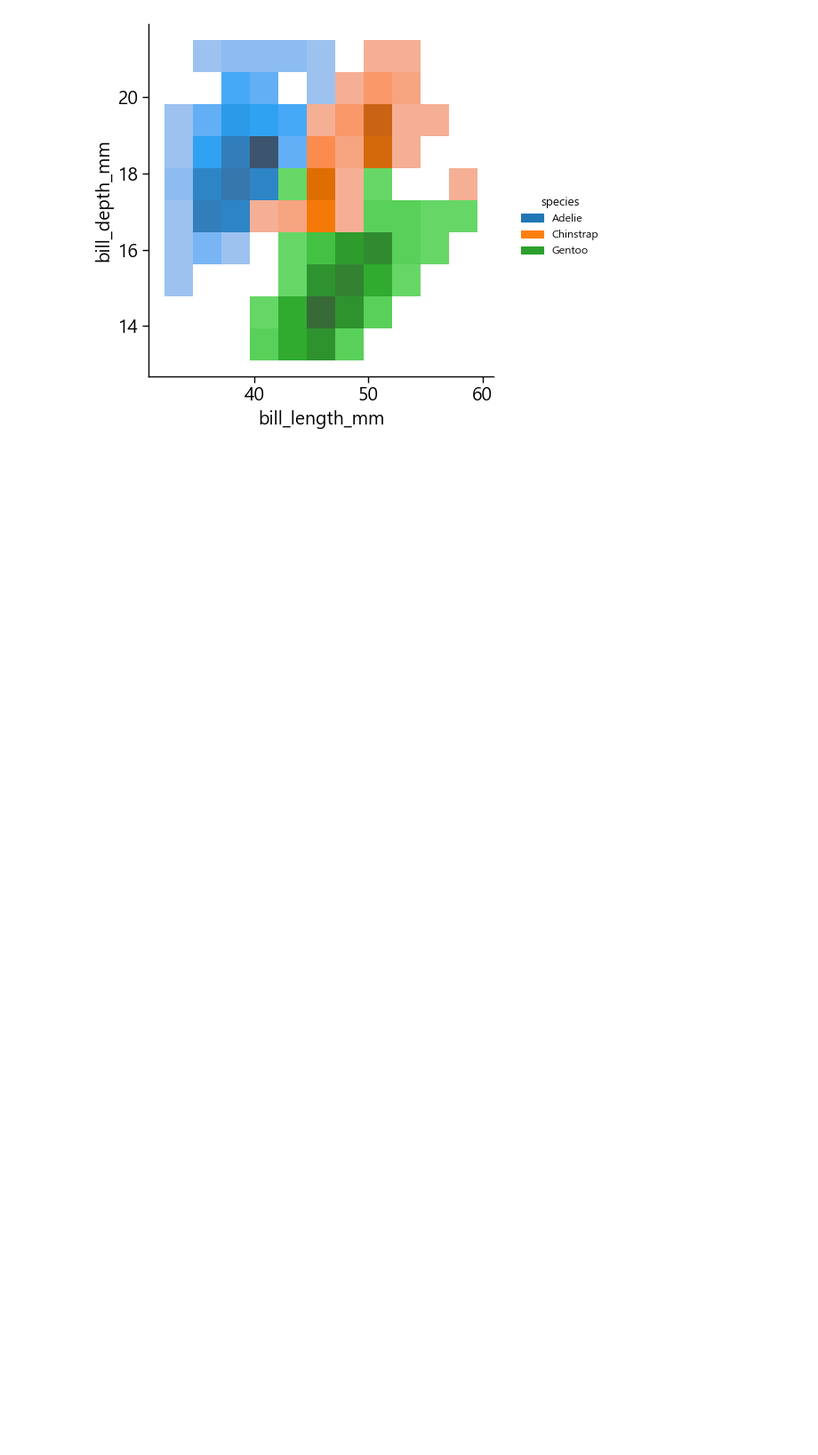
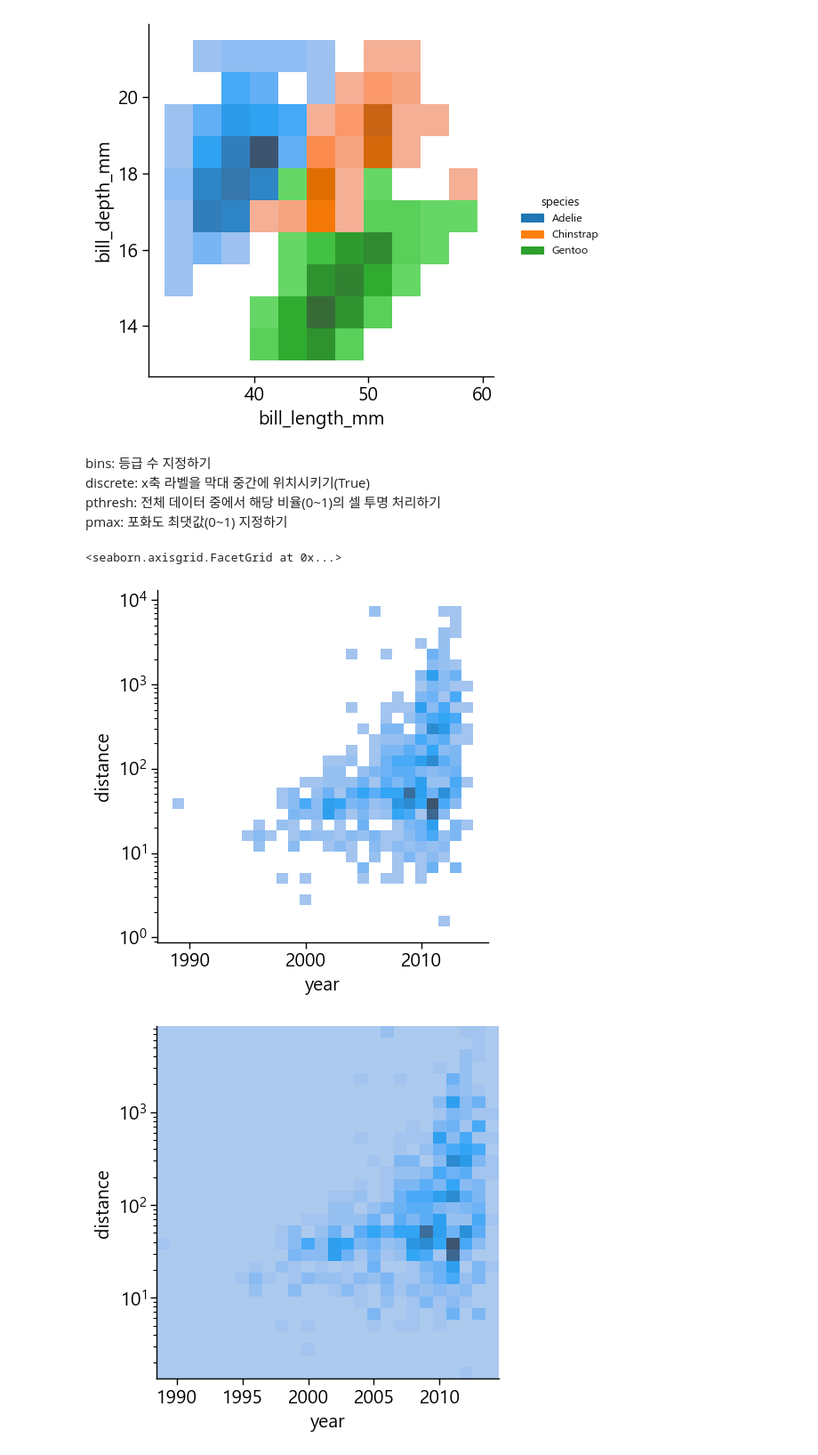
Before and after one commit to the9world/My_Study, a Jupyter notebook: Python_study/23년05월/230508/a_matplotlib.ipynb, the cells around one changed output. Shown at 89% size. Drawn from its saved outputs; the diff is of its cells as text; code cells hidden in the pictures; blank space fills up the shorter version.

```diff
--- a/Python_study/23년05월/230508/a_matplotlib.ipynb
+++ b/Python_study/23년05월/230508/a_matplotlib.ipynb
@@ -428,3 +433,31 @@ sns.displot(x='bill_length_mm', y='bill_depth_mm', hue='species',
 [figure]
 [figure]
 [figure]
+# %% [markdown]
+bins: 등급 수 지정하기
+discrete: x축 라벨을 막대 중간에 위치시키기(True)
+pthresh: 전체 데이터 중에서 해당 비율(0~1)의 셀 투명 처리하기
+pmax: 포화도 최댓값(0~1) 지정하기
+# %%
+# 코드 1 : 튜플로 x와 y변수를 다르게 지정.
+sns.displot(planets, x= 'year', y='distance',
+            bins=30, discrete=(True,False),log_scale=(False, True))
+# 코드 2 : 관측치가 없는 부분 색으로 표시 (투명하게 표시하지 않기.)
+sns.displot(planets, x='year', y='distance',
+            bins=30, discrete=(True,False),
+            log_scale=(False,True),
+            thresh=None)
+# 코드 3 : 한계점과 포화도 지정
+sns.displot(planets, x='year', y='distance',
+            bins=30, discrete=(True,False),
+            log_scale=(False,True),
+            thresh=None, pmax=9)
+# 코드 4 : 컬러 맵 추가
+sns.displot(planets, x='year', y='distance',
+            bins=30, discrete=(True,False),
+            log_scale=(False,True),
+            cbar=True, cbar_kws=dict(shrink=.75))
+# %% [output]
+<seaborn.axisgrid.FacetGrid at 0x...>
+[figure, added]
+[figure, added]
```
Also changed, not shown: parts of 12 cells of this notebook, 1 other file.
